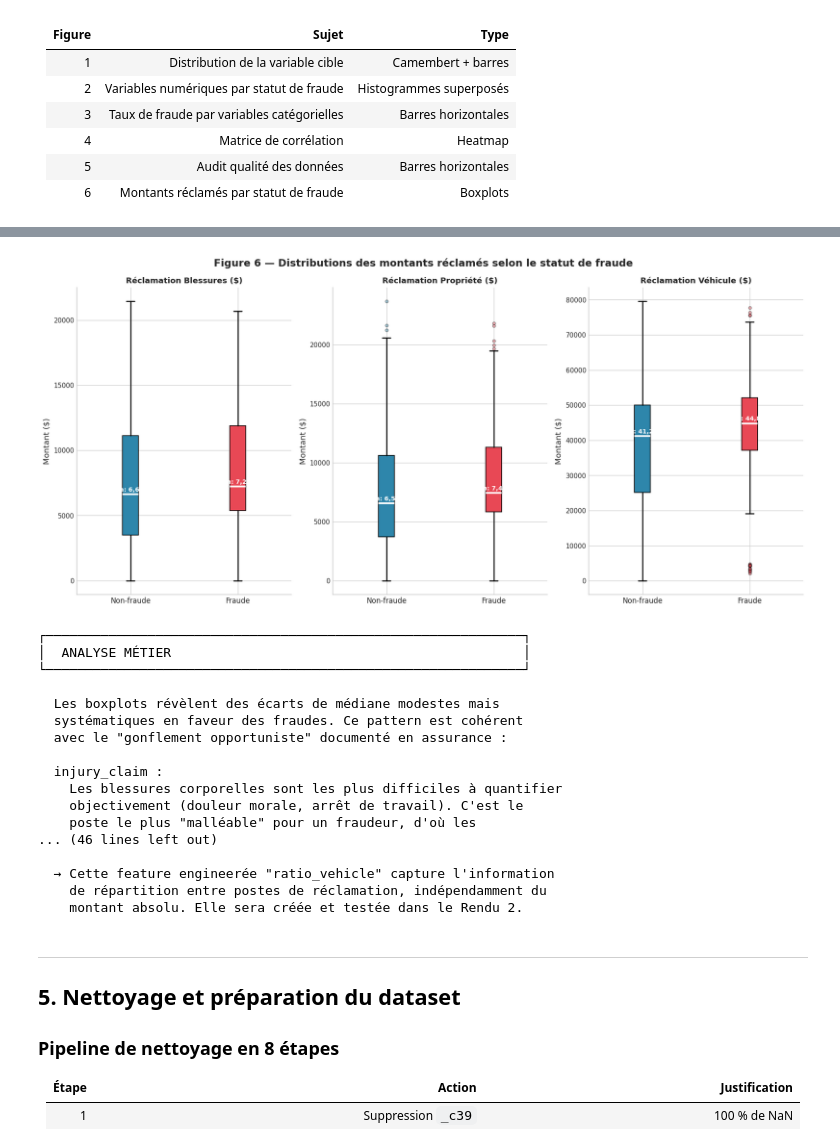
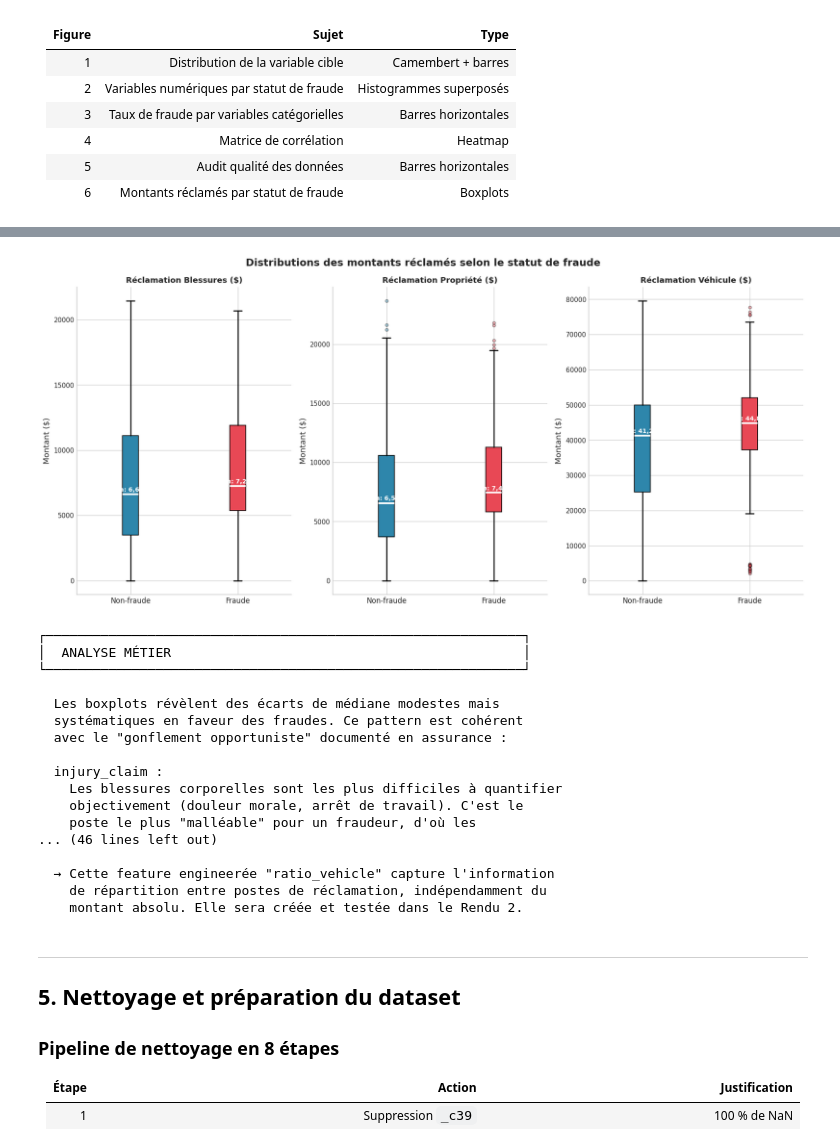
Before and after one commit to DataScientest-Studio/sep25cds_predisinistre, a Jupyter notebook: reports/Pre_Sinistre_Rendu1.ipynb, the cells around one changed output, grey strips where cells are left out. Saved outputs shown, nothing was run; the diff lists cells and outputs as text; code cells hidden in the pictures.

```diff
--- a/reports/Pre_Sinistre_Rendu1.ipynb
+++ b/reports/Pre_Sinistre_Rendu1.ipynb
@@ -1075,7 +1075,7 @@ claim_cols   = ['injury_claim', 'property_claim', 'vehicle_claim']
 claim_labels = ['Réclamation Blessures ($)', 'Réclamation Propriété ($)', 'Réclamation Véhicule ($)']
 
 fig, axes = plt.subplots(1, 3, figsize=(15, 7))
-fig.suptitle('Figure 6 — Distributions des montants réclamés selon le statut de fraude',
+fig.suptitle('Distributions des montants réclamés selon le statut de fraude',
              fontsize=14, fontweight='bold')
 
 for i, (col, lbl) in enumerate(zip(claim_cols, claim_labels)):
@@ -1170,34 +1170,34 @@ for col, lbl in zip(claim_cols, claim_labels):
     g1 = df[df['fraud_reported'] == 'Y'][col]
     stat, p = stats.kruskal(g0, g1)
     verdict = '✅ SIGNIFICATIF' if p < 0.05 else '❌ non sig.'
     print(f'  {col:<25} {g0.mean():>16,.0f} {g1.mean():>12,.0f} {g0.median():>10,.0f} {g1.median():>8,.0f} {p:>12.4f} {verdict:>15}')
 
 # ── Analyse complémentaire : ratio vehicle_claim / total_claim_amount ──
 print()
 print('  Analyse complémentaire : Feature engineerée')
 print('  → Ratio vehicle_claim / total_claim_amount')
 print('    (proportion du montant véhicule dans la réclamation totale)')
 print()
 
 df_ratio = df[df['total_claim_amount'] > 0].copy()
 df_ratio['ratio_vehicle'] = df_ratio['vehicle_claim'] / df_ratio['total_claim_amount']
 
 g0_r = df_ratio[df_ratio['fraud_reported'] == 'N']['ratio_vehicle']
 g1_r = df_ratio[df_ratio['fraud_reported'] == 'Y']['ratio_vehicle']
 
 stat_r, p_r = stats.mannwhitneyu(g0_r, g1_r, alternative='two-sided')
 
 print(f'  Non-fraude : moyenne = {g0_r.mean():.4f}  médiane = {g0_r.median():.4f}')
 print(f'  Fraude     : moyenne = {g1_r.mean():.4f}  médiane = {g1_r.median():.4f}')
 print(f'  Test Mann-Whitney : p = {p_r:.4f}', '✅ Significatif' if p_r < 0.05 else '❌ Non sig.')
 print()
 print('  → Cette feature engineerée "ratio_vehicle" capture l\'information')
 print('    de répartition entre postes de réclamation, indépendamment du')
 print('    montant absolu. Elle sera créée et testée dans le Rendu 2.')
 
 df.drop(columns=['fraud_bin'], inplace=True)
 # %% [output]
-[figure, old version]
+[figure, new version]
 ┌─────────────────────────────────────────────────────────────┐
 │  ANALYSE MÉTIER                                             │
 └─────────────────────────────────────────────────────────────┘
```
Also changed, not shown: parts of 6 cells of this notebook, 7 other files.
